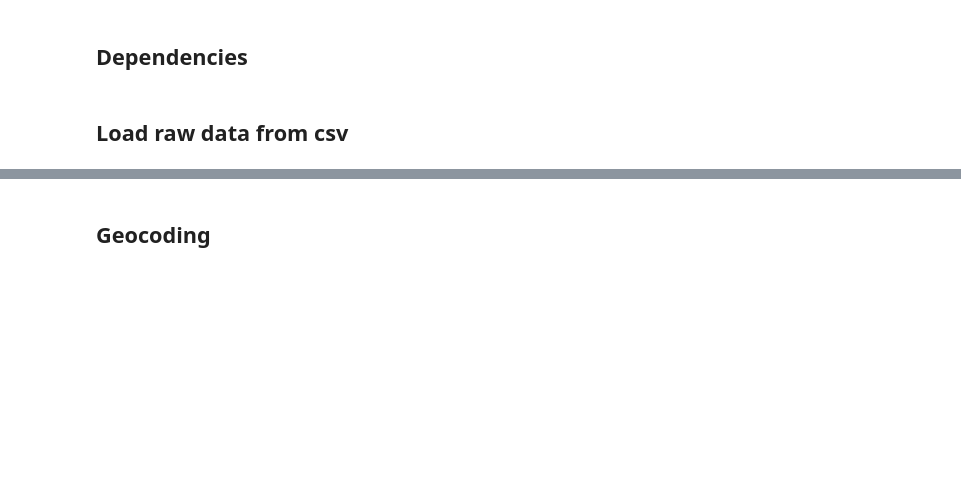
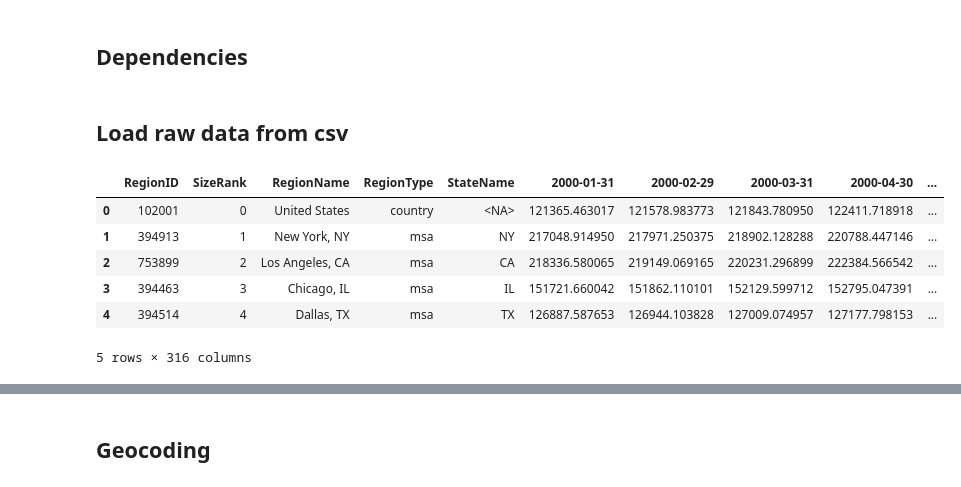
Before and after one commit to csclev/climate-exposure, a Jupyter notebook: notebooks/Process Zillow Home Value Index.ipynb, the cells around one changed output, grey strips where cells are left out. Saved outputs shown, nothing was run; the diff lists cells and outputs as text; code cells hidden in the pictures; blank space fills up the shorter version.

```diff
--- a/notebooks/Process Zillow Home Value Index.ipynb
+++ b/notebooks/Process Zillow Home Value Index.ipynb
@@ -16,16 +18,50 @@ from geopy.geocoders import Nominatim
+# %%
+class ZillowData():
+    DTYPES = {
+        'RegionID': 'int64',
+        'SizeRank': 'int64',
+        'RegionName': 'string',
+        'RegionType': 'string',
+        'StateName': 'string'
+    }
+
+    META_DATA_COLS = ['RegionID', 'SizeRank', 'RegionName', 'RegionType', 'StateName']
+
+    def __init__(self, raw_data_path):
+        self.df = pd.read_csv(raw_data_path, dtype=self.DTYPES)
+
+    def region_time_series(self, region):
+        """Returns DataFrame with one colums of time series data
+
+        onvert the
+
+        """
+
+        regional = self.df[self.df['RegionName']==region]
+        regional_data = regional.loc[:, self.date_cols()].T
+        regional_data.columns = [region]
+        regional_data.index = pd.to_datetime(regional_data.index)
+        return regional_data
+
+    def date_cols(self):
+        dates = [col for col in self.df.columns if col not in self.META_DATA_COLS]
+        dates = sorted(dates, key=pd.to_datetime)
+        return list(dates)
 # %% [markdown]
 ## Load raw data from csv
 # %%
 zhvi_raw = Path('../data/raw/ZHVI_2026_01_08_raw.csv')
 assert zhvi_raw.exists()
 # %%
-dtype = {
-    'RegionID': 'int64',
-    'SizeRank': 'int64',
-    'RegionName': 'string',
-    'RegionType': 'string',
-    'StateName': 'string'
-}
-zhvi = pd.read_csv(zhvi_raw, dtype=dtype)
+zhvi = ZillowData(zhvi_raw)
+zhvi.df.head()
+# %% [output]
+|  | RegionID | SizeRank | RegionName | RegionType | StateName | 2000-01-31 | 2000-02-29 | 2000-03-31 | 2000-04-30 | ... |
+| 0 | 102001 | 0 | United States | country | <NA> | 121365.463017 | 121578.983773 | 121843.780950 | 122411.718918 | ... |
+| 1 | 394913 | 1 | New York, NY | msa | NY | 217048.914950 | 217971.250375 | 218902.128288 | 220788.447146 | ... |
+| 2 | 753899 | 2 | Los Angeles, CA | msa | CA | 218336.580065 | 219149.069165 | 220231.296899 | 222384.566542 | ... |
+| 3 | 394463 | 3 | Chicago, IL | msa | IL | 151721.660042 | 151862.110101 | 152129.599712 | 152795.047391 | ... |
+| 4 | 394514 | 4 | Dallas, TX | msa | TX | 126887.587653 | 126944.103828 | 127009.074957 | 127177.798153 | ... |
+5 rows × 316 columns
 # %%
 """check the data types"""
```
Also changed, not shown: parts of 10 cells of this notebook.
